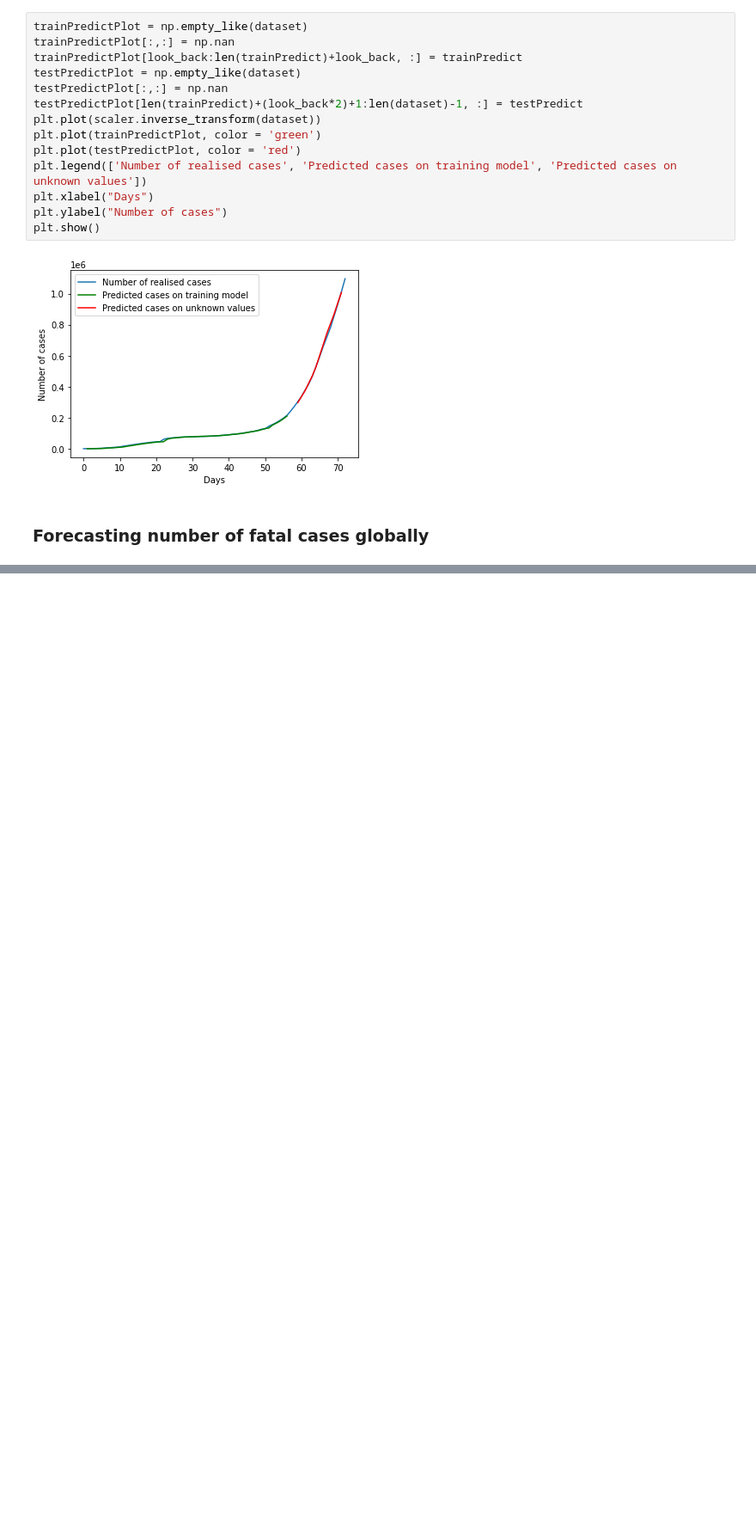
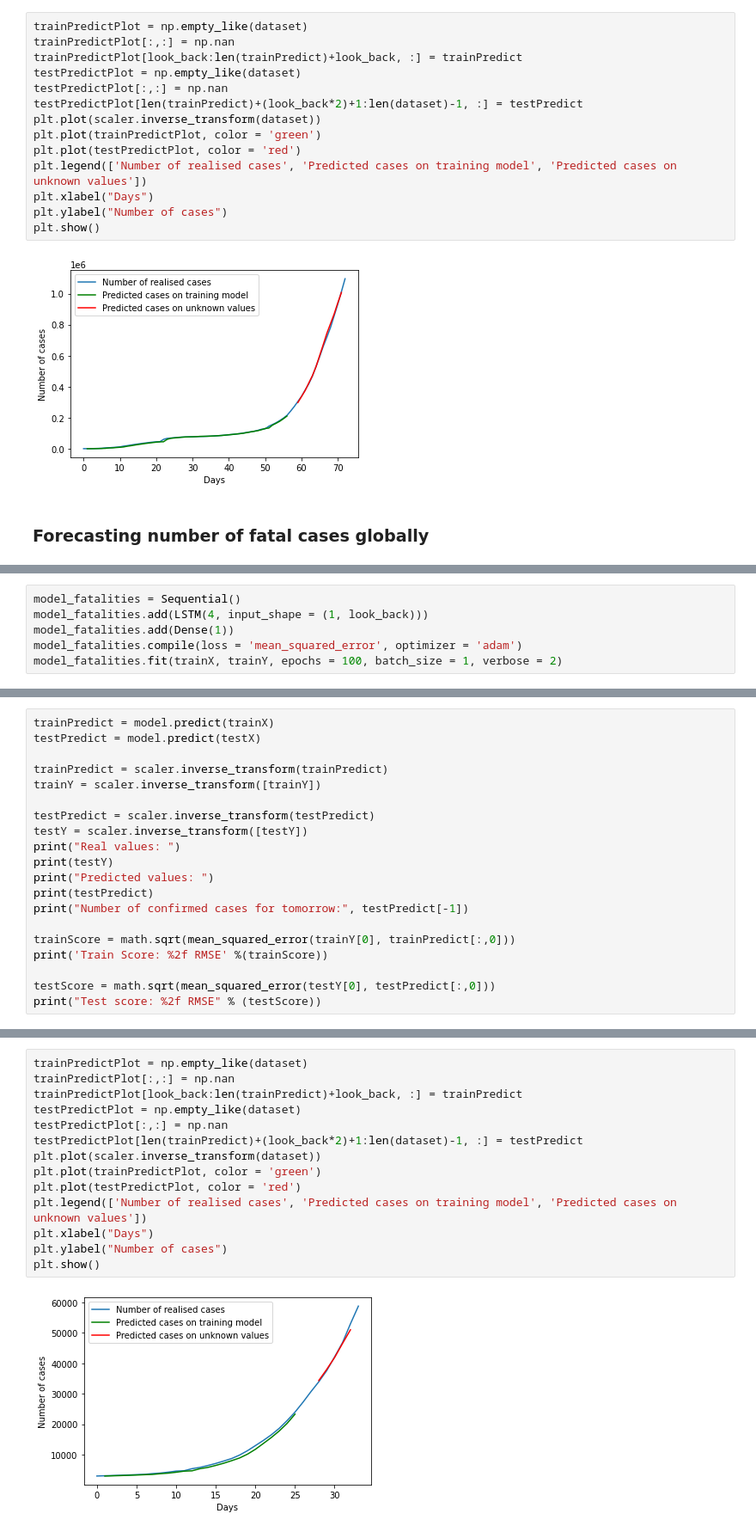
Before and after one commit to NevenaSoldat/LSTM_covid19_forecast, a Jupyter notebook: COVID-19_forecast.ipynb, the cells around one changed output, grey strips where cells are left out. Shown at 86% size. Cells and saved outputs as stored; diff of their text form; blank space fills up the shorter version.

Commit message:
Added forecast for fatal cases

```diff
--- a/COVID-19_forecast.ipynb
+++ b/COVID-19_forecast.ipynb
@@ -302,0 +356,6 @@ plt.show()
+# %%
+model_fatalities = Sequential()
+model_fatalities.add(LSTM(4, input_shape = (1, look_back)))
+model_fatalities.add(Dense(1))
+model_fatalities.compile(loss = 'mean_squared_error', optimizer = 'adam')
+model_fatalities.fit(trainX, trainY, epochs = 100, batch_size = 1, verbose = 2)
@@ -302,0 +381,20 @@ plt.show()
+# %%
+trainPredict = model.predict(trainX)
+testPredict = model.predict(testX)
+
+trainPredict = scaler.inverse_transform(trainPredict)
+trainY = scaler.inverse_transform([trainY])
+
+testPredict = scaler.inverse_transform(testPredict)
+testY = scaler.inverse_transform([testY])
+print("Real values: ")
+print(testY)
+print("Predicted values: ")
+print(testPredict)
+print("Number of confirmed cases for tomorrow:", testPredict[-1])
+
+trainScore = math.sqrt(mean_squared_error(trainY[0], trainPredict[:,0]))
+print('Train Score: %2f RMSE' %(trainScore))
+
+testScore = math.sqrt(mean_squared_error(testY[0], testPredict[:,0]))
+print("Test score: %2f RMSE" % (testScore))
@@ -302,0 +419,16 @@ plt.show()
+# %%
+trainPredictPlot = np.empty_like(dataset)
+trainPredictPlot[:,:] = np.nan
+trainPredictPlot[look_back:len(trainPredict)+look_back, :] = trainPredict
+testPredictPlot = np.empty_like(dataset)
+testPredictPlot[:,:] = np.nan
+testPredictPlot[len(trainPredict)+(look_back*2)+1:len(dataset)-1, :] = testPredict
+plt.plot(scaler.inverse_transform(dataset))
+plt.plot(trainPredictPlot, color = 'green')
+plt.plot(testPredictPlot, color = 'red')
+plt.legend(['Number of realised cases', 'Predicted cases on training model', 'Predicted cases on unknown values'])
+plt.xlabel("Days")
+plt.ylabel("Number of cases")
+plt.show()
+# %% [output]
+[figure, added]
```
Also changed, not shown: parts of 6 cells of this notebook.
